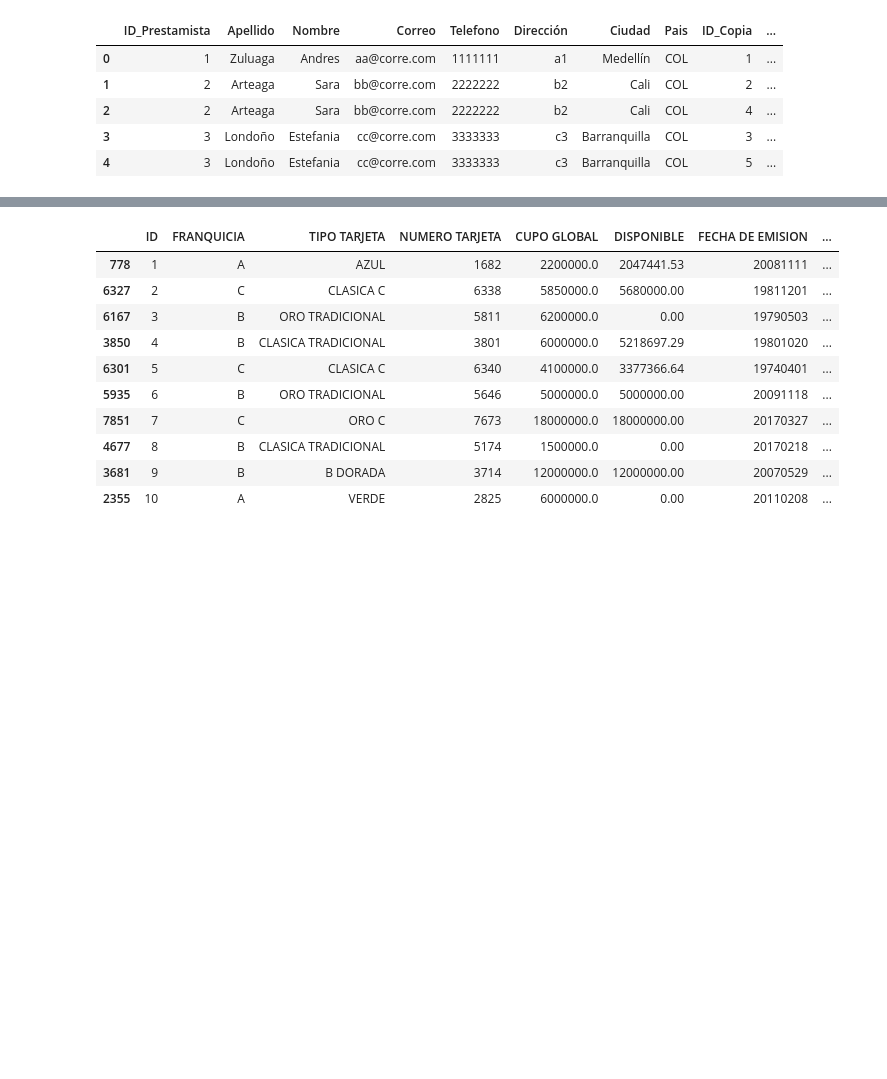
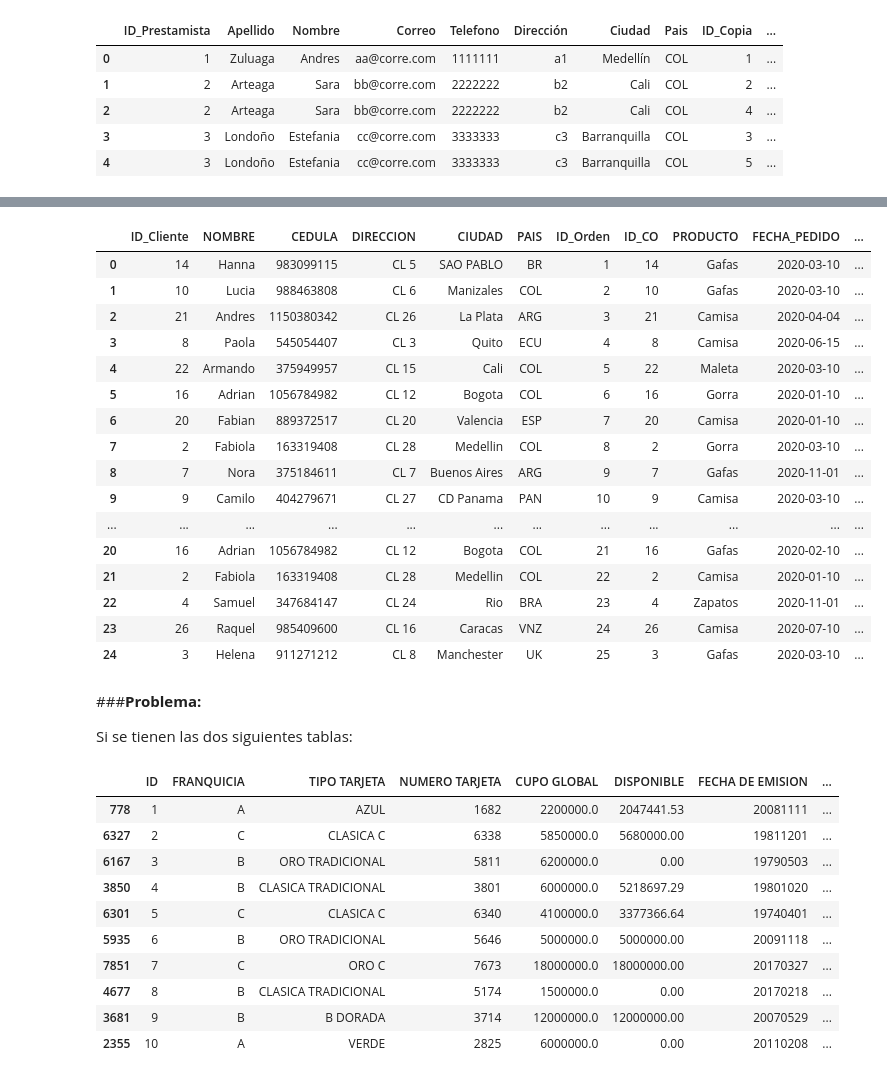
Before and after one commit to ssanchezgoe/python_db, a Jupyter notebook: SQL_RDB_101_ssanchez.ipynb, the cells around one changed output, grey strips where cells are left out. Cells and saved outputs as stored; diff of their text form; code cells hidden in the pictures; blank space fills up the shorter version.

```diff
--- a/SQL_RDB_101_ssanchez.ipynb
+++ b/SQL_RDB_101_ssanchez.ipynb
@@ -1873,3 +2177,44 @@ Las tablas se presentan a continuación:
+# %%
+#Conexión a la base de datos
+conn = sqlite3.connect('ejemplo_cliente_orden.db')
+
+#Creación del objeto cursor mediante el método cursor()
+cursor = conn.cursor()
+
+stmt ='''SELECT * FROM clientes INNER JOIN ordenes
+ON clientes.ID_Cliente=ordenes.ID_CO'''
+cursor.execute(stmt)
+
+# Visualización
+df = pd.DataFrame(cursor.fetchall(), columns=list(map(lambda x: x[0], cursor.description)))
+
+
+# Cierre de conexión
+conn.close()
+
+df
+# %% [output]
+|  | ID_Cliente | NOMBRE | CEDULA | DIRECCION | CIUDAD | PAIS | ID_Orden | ID_CO | PRODUCTO | FECHA_PEDIDO | ... |
+| 0 | 14 | Hanna | 983099115 | CL 5 | SAO PABLO | BR | 1 | 14 | Gafas | 2020-03-10 | ... |
+| 1 | 10 | Lucia | 988463808 | CL 6 | Manizales | COL | 2 | 10 | Gafas | 2020-03-10 | ... |
+| 2 | 21 | Andres | 1150380342 | CL 26 | La Plata | ARG | 3 | 21 | Camisa | 2020-04-04 | ... |
+| 3 | 8 | Paola | 545054407 | CL 3 | Quito | ECU | 4 | 8 | Camisa | 2020-06-15 | ... |
+| 4 | 22 | Armando | 375949957 | CL 15 | Cali | COL | 5 | 22 | Maleta | 2020-03-10 | ... |
+| 5 | 16 | Adrian | 1056784982 | CL 12 | Bogota | COL | 6 | 16 | Gorra | 2020-01-10 | ... |
+| 6 | 20 | Fabian | 889372517 | CL 20 | Valencia | ESP | 7 | 20 | Camisa | 2020-01-10 | ... |
+| 7 | 2 | Fabiola | 163319408 | CL 28 | Medellin | COL | 8 | 2 | Gorra | 2020-03-10 | ... |
+| 8 | 7 | Nora | 375184611 | CL 7 | Buenos Aires | ARG | 9 | 7 | Gafas | 2020-11-01 | ... |
+| 9 | 9 | Camilo | 404279671 | CL 27 | CD Panama | PAN | 10 | 9 | Camisa | 2020-03-10 | ... |
+| ... | ... | ... | ... | ... | ... | ... | ... | ... | ... | ... | ... |
+| 20 | 16 | Adrian | 1056784982 | CL 12 | Bogota | COL | 21 | 16 | Gafas | 2020-02-10 | ... |
+| 21 | 2 | Fabiola | 163319408 | CL 28 | Medellin | COL | 22 | 2 | Camisa | 2020-01-10 | ... |
+| 22 | 4 | Samuel | 347684147 | CL 24 | Rio | BRA | 23 | 4 | Zapatos | 2020-11-01 | ... |
+| 23 | 26 | Raquel | 985409600 | CL 16 | Caracas | VNZ | 24 | 26 | Camisa | 2020-07-10 | ... |
+| 24 | 3 | Helena | 911271212 | CL 8 | Manchester | UK | 25 | 3 | Gafas | 2020-03-10 | ... |
+# %% [markdown]
+###**Problema:**
+
+Si se tienen las dos siguientes tablas:
 # %%
 #@title **Tabla-Entidad tarjetas**
 import pandas as pd
```
Also changed, not shown: parts of 66 cells of this notebook.
